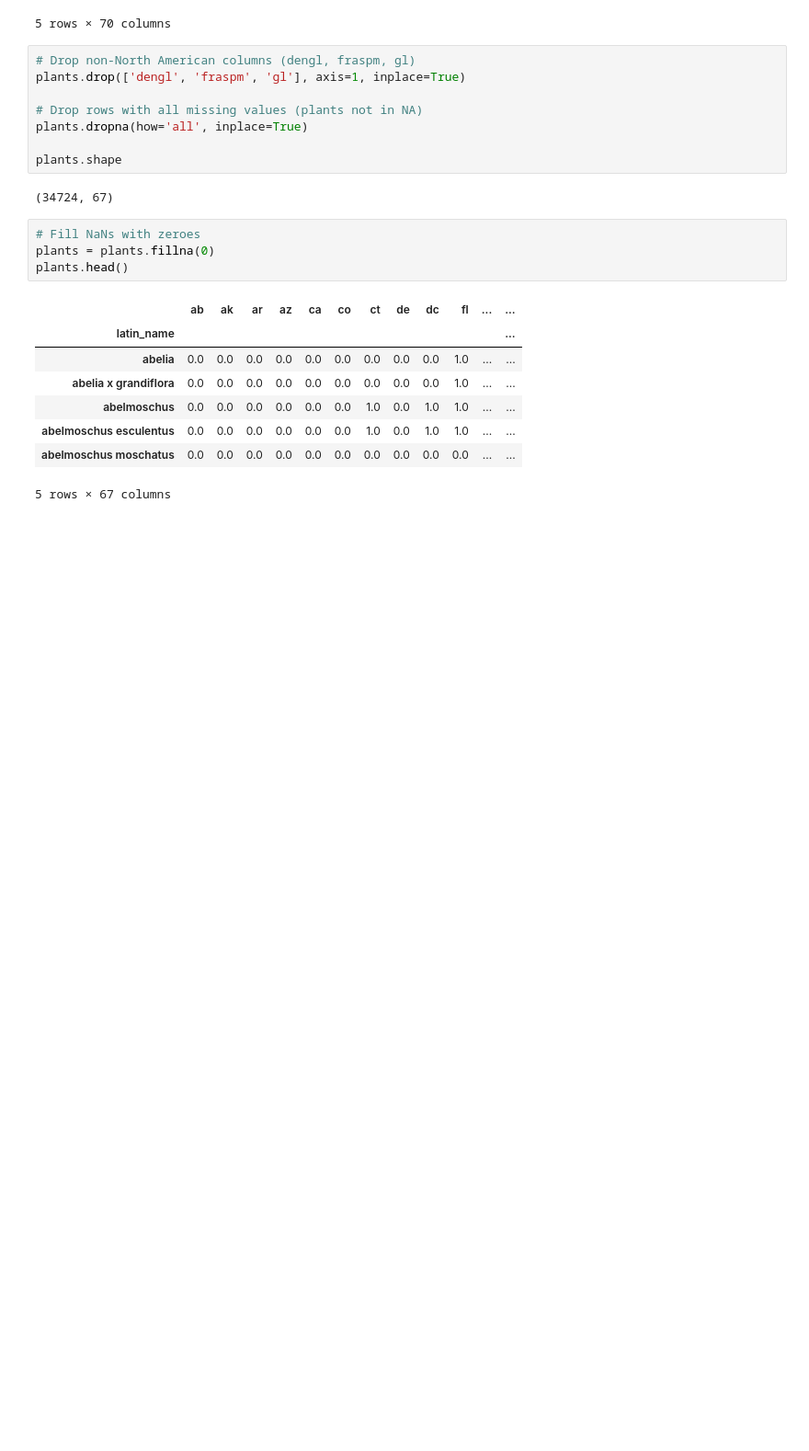
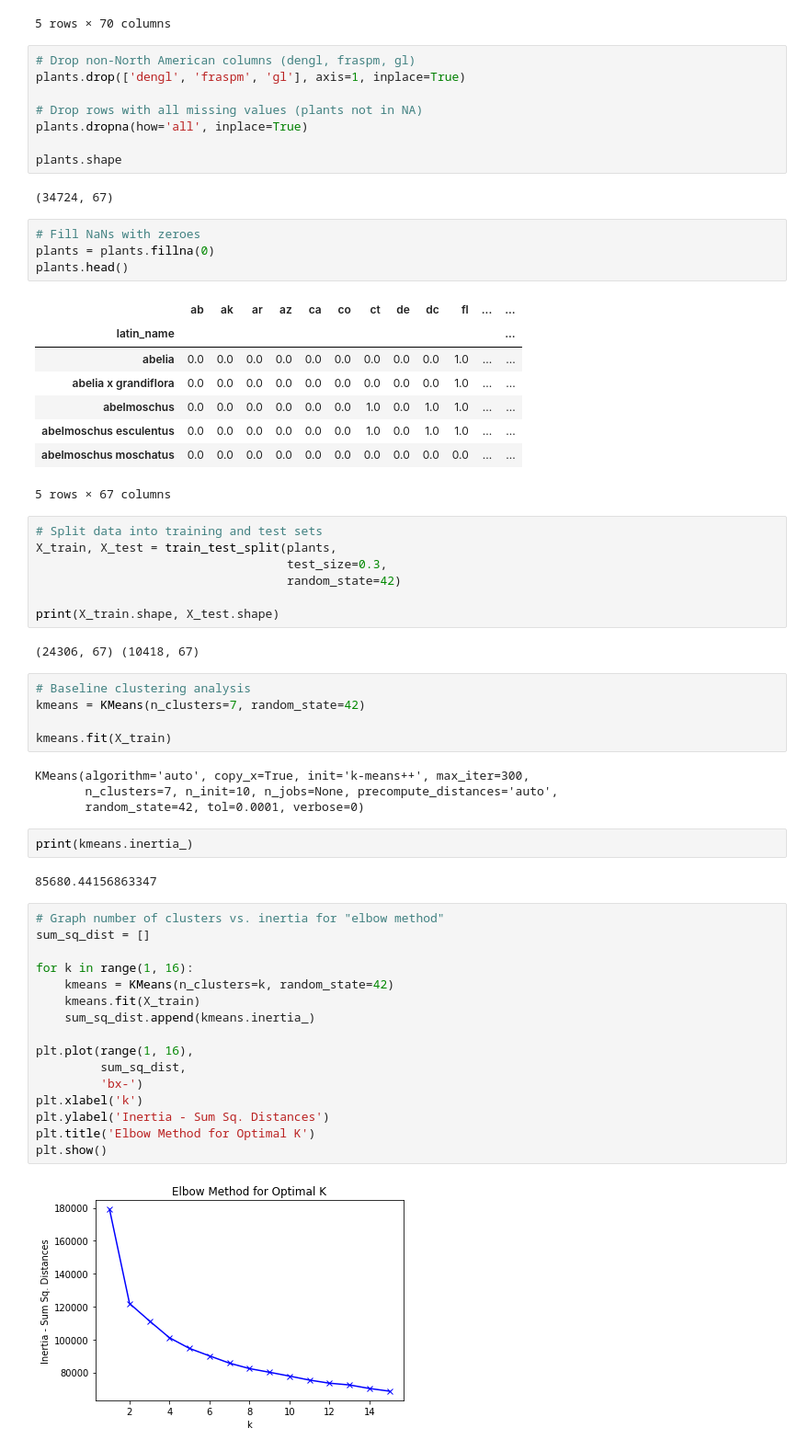
Before and after one commit to HKuz/MachineLearningPractice, a Jupyter notebook: PlantsClustering/PlantsClusteringAnalysis.ipynb, the cells around one changed output. Shown: that part at 92% size. Drawn from its saved outputs; the diff is of its cells as text; blank space fills up the shorter version.

Commit message:
feat: add kmeans and hierarchical clustering analysis

```diff
--- a/PlantsClustering/PlantsClusteringAnalysis.ipynb
+++ b/PlantsClustering/PlantsClusteringAnalysis.ipynb
@@ -102,3 +108,43 @@ plants.head()
 | abelmoschus esculentus | 0.0 | 0.0 | 0.0 | 0.0 | 0.0 | 0.0 | 1.0 | 0.0 | 1.0 | 1.0 | ... | ... |
 | abelmoschus moschatus | 0.0 | 0.0 | 0.0 | 0.0 | 0.0 | 0.0 | 0.0 | 0.0 | 0.0 | 0.0 | ... | ... |
 5 rows × 67 columns
+# %%
+# Split data into training and test sets
+X_train, X_test = train_test_split(plants,
+                                   test_size=0.3,
+                                   random_state=42)
+
+print(X_train.shape, X_test.shape)
+# %% [output]
+(24306, 67) (10418, 67)
+# %%
+# Baseline clustering analysis
+kmeans = KMeans(n_clusters=7, random_state=42)
+
+kmeans.fit(X_train)
+# %% [output]
+KMeans(algorithm='auto', copy_x=True, init='k-means++', max_iter=300,
+       n_clusters=7, n_init=10, n_jobs=None, precompute_distances='auto',
+       random_state=42, tol=0.0001, verbose=0)
+# %%
+print(kmeans.inertia_)
+# %% [output]
+85680.44156863347
+# %%
+# Graph number of clusters vs. inertia for "elbow method"
+sum_sq_dist = []
+
+for k in range(1, 16):
+    kmeans = KMeans(n_clusters=k, random_state=42)
+    kmeans.fit(X_train)
+    sum_sq_dist.append(kmeans.inertia_)
+
+plt.plot(range(1, 16),
+         sum_sq_dist,
+         'bx-')
+plt.xlabel('k')
+plt.ylabel('Inertia - Sum Sq. Distances')
+plt.title('Elbow Method for Optimal K')
+plt.show()
+# %% [output]
+[figure, added]
```
Also changed, not shown: parts of 9 cells of this notebook.
